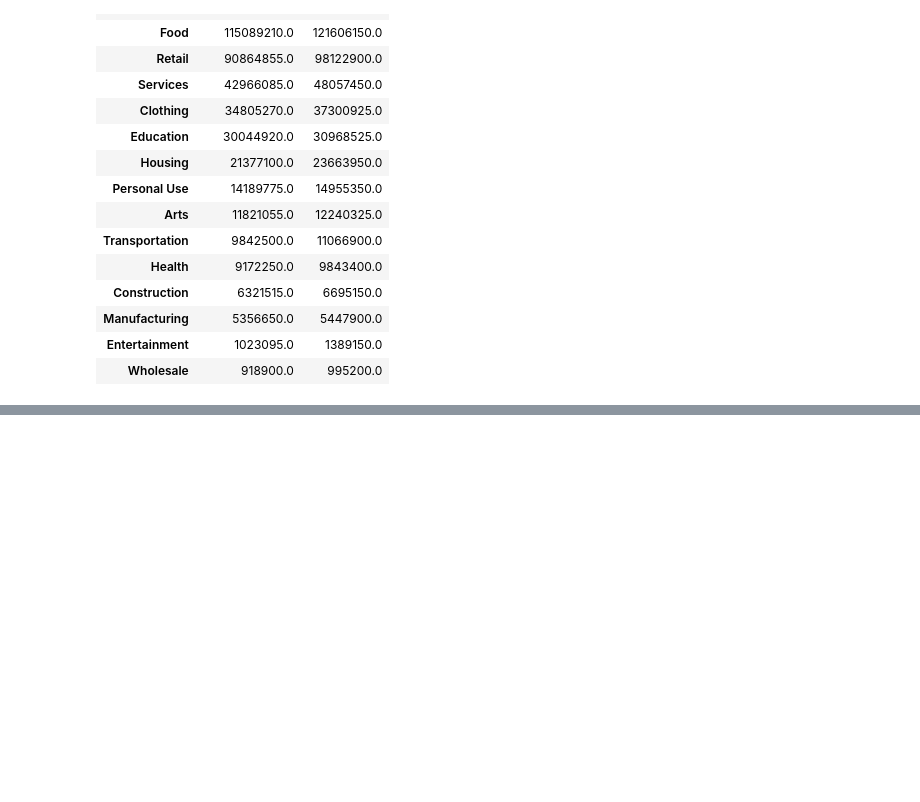
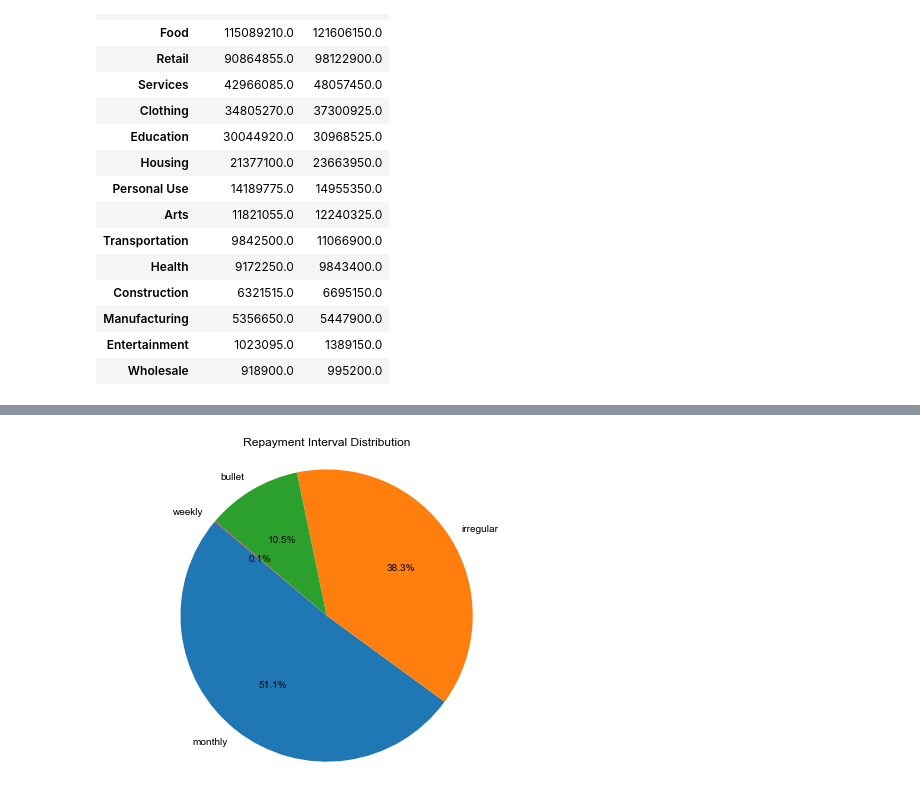
Before and after one commit to vmose/Python_Notebooks, a Jupyter notebook: kiva_analysis.ipynb, the cells around one changed output, grey strips where cells are left out. Cells and saved outputs as stored; diff of their text form; code cells hidden in the pictures; blank space fills up the shorter version.

```diff
--- a/kiva_analysis.ipynb
+++ b/kiva_analysis.ipynb
@@ -142,0 +141,12 @@ plt.show()
+# %%
+repayment_interval = kiva_loans.groupby('repayment_interval').count()['id']
+repayment_interval = repayment_interval.sort_values(ascending=False)
+
+plt.figure(figsize=(8, 6), facecolor='white')
+plt.pie(repayment_interval, labels=repayment_interval.index, autopct='%1.1f%%', startangle=140)
+plt.axis('equal')
+plt.title('Repayment Interval Distribution')
+
+plt.show()
+# %% [output]
+[figure, added]
```
Also changed, not shown: parts of 4 cells of this notebook.
